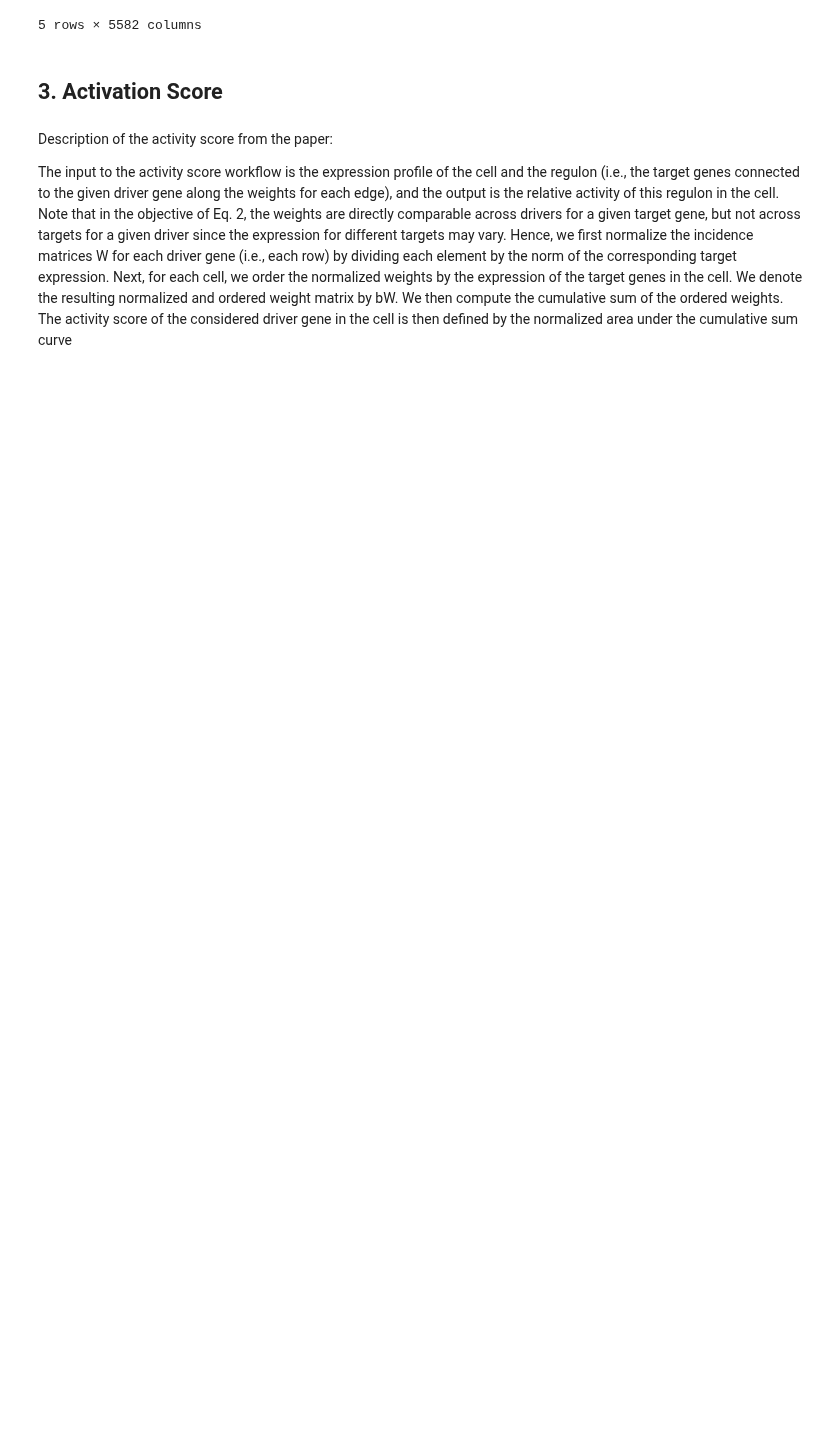
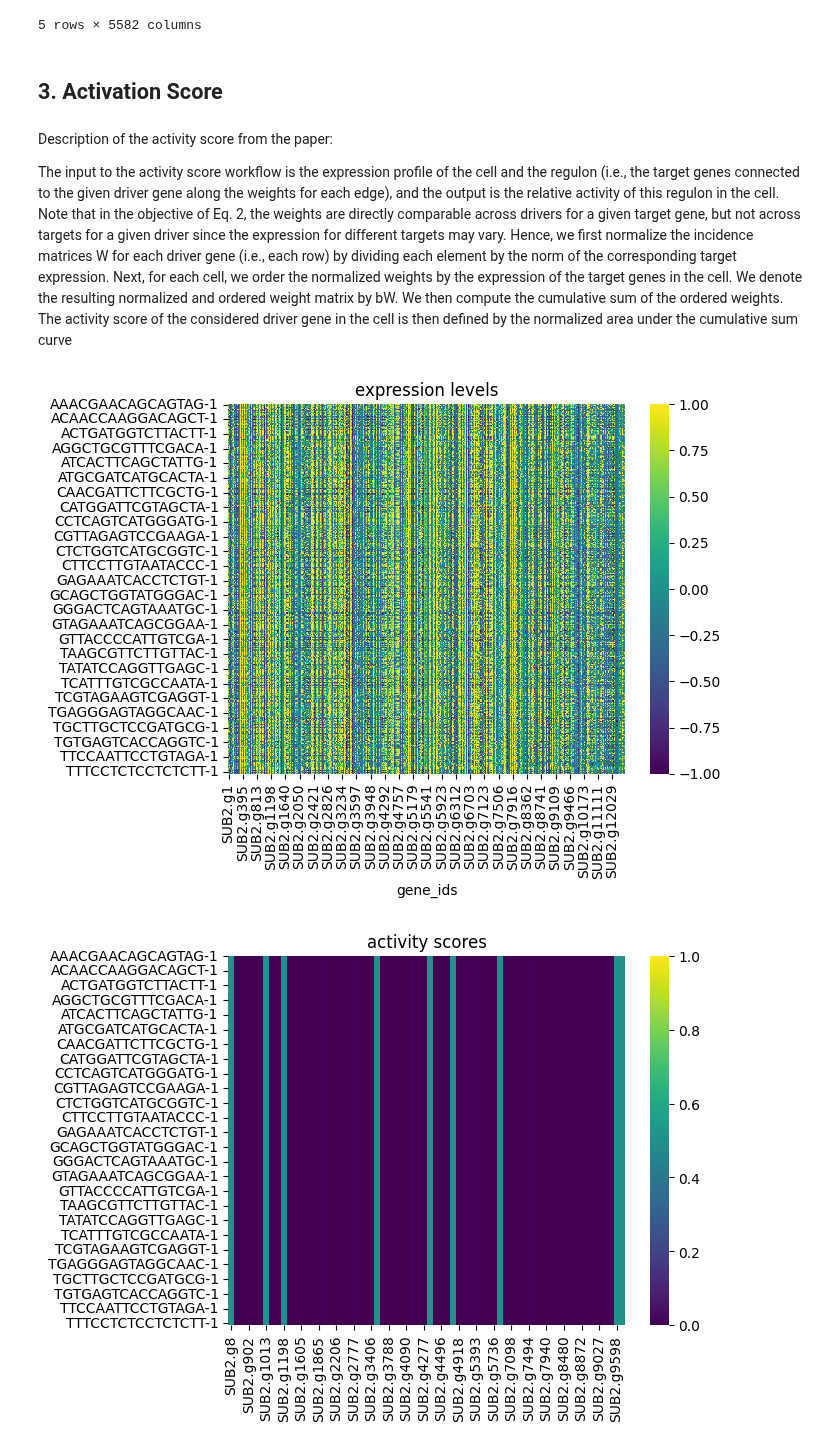
Before and after one commit to DavidWild02/BachelorThesis-ML-Gene-Interactions, a Jupyter notebook: Approach2.ipynb, the cells around one changed output. Drawn from its saved outputs; the diff is of its cells as text; code cells hidden in the pictures; blank space fills up the shorter version.

Commit message:
Debugged activity score.

```diff
--- a/Approach2.ipynb
+++ b/Approach2.ipynb
@@ -242,32 +262,52 @@ of the considered driver gene in the cell is then defined by the normalized area
 under the cumulative sum curve
 # %%
 def activation_score(target_expression_levels, grn):
-    num_obs, num_genes = target_expression_levels.shape
+    num_obs, num_target_genes = target_expression_levels.shape
+    num_driver_genes, num_target_genes = grn.shape
 
     # normalize the rows by the target gene expression level
-    normalized_weights = grn[np.newaxis, :, :] / target_expression_levels[:, :, np.newaxis] # (num_obs, num_genes, num_genes)
+    # (num_obs, num_driver_genes, num_target_genes)
+    normalized_weights = grn[np.newaxis, :, :] / target_expression_levels[:, np.newaxis, :]
+    normalized_weights[normalized_weights == 0.] = 1e-10 # to avoid divisions by zero
+    normalized_weights = np.abs(normalized_weights) # only consider the absolute value
     # sort the rows
-    sorted_weights =np.sort(normalized_weights, axis=1)
-    area_under_curve = np.sum(np.cumsum(sorted_weights, axis=1) / num_genes, axis=1)
-    return area_under_curve / np.sum(sorted_weights, axis=1)
+    sorted_weights =np.sort(normalized_weights, axis=2)
+    area_under_curve = np.sum(np.cumsum(sorted_weights, axis=2) / num_target_genes, axis=2)
+    total_weight = np.sum(sorted_weights, axis=2)
+    return area_under_curve / total_weight
 # %%
+# This function is not very useful. Try to plot it somehow differently
 def plot_activity_score_across_cells(adata, df_activity_scores_cluster, gene_name, cell_group_id):
     mask_obs = adata.obs["clusters"].values == cell_group_id
 
     activity_scores = np.zeros((adata.n_obs,))
-    activity_scores[mask_obs] = df_activity_scores_cluster.loc[gene_name, :]
+    activity_scores[mask_obs] = df_activity_scores_cluster.loc[:, gene_name]
     adata.obs["activity_score"] = activity_scores
 
-    sc.pl.umap(adata, color="activity_score", mask_obs=mask_obs, cmap="coolwarm",
+    sc.pl.umap(adata, color="activity_score", mask_obs=mask_obs, cmap="viridis",
                vmin=0, vmax=1, title=f"Activity score for {gene_name} in cluster {cell_group_id}")
 
+
 def plot_activity_score_heatmap_cell_group(df_activity_scores_cluster):
-    sns.heatmap(df_activity_scores_cluster, vmin=0., vmax=1., cmap="coolwarm")
+    sns.heatmap(df_activity_scores_cluster, vmin=0., vmax=1., cmap="viridis")
+    plt.title("activity scores")
     plt.show()
+
+def plot_expression_level_heatmap_cell_group(df_expression_levels_cluster):
+    sns.heatmap(df_expression_levels_cluster, vmin=-1., vmax=1., cmap="viridis")
+    plt.title("expression levels")
+    plt.show()
 # %%
 grn = refined_grn_mean_change
-activation_scores_cell_group_a= activation_score(cluster_b, grn)
-df_activation_scores_a = pd.DataFrame(activation_scores_cell_group_a, columns=cluster_b.columns, index=cluster_b.index)
+cluster_b_target_genes = cluster_b.loc[:, grn.columns]
+previous_activation_scores_cell_group_b = activation_score(cluster_b_target_genes.values, grn.values)
 
-plot_activity_score_heatmap_cell_group(df_activation_scores_a)
-plot_activity_score_across_cells(adata, df_activation_scores_a, "SUB.g8", cluster_a_id)
+index_obs = cluster_b_target_genes.index
+index_driver_genes = grn.index
+df_activation_scores_b = pd.DataFrame(previous_activation_scores_cell_group_b, index=index_obs, columns=index_driver_genes)
+
+plot_expression_level_heatmap_cell_group(cluster_b_target_genes)
+plot_activity_score_heatmap_cell_group(df_activation_scores_b)
+# %% [output]
+[figure, added]
+[figure, added]
```
Also changed, not shown: parts of 5 cells of this notebook.
